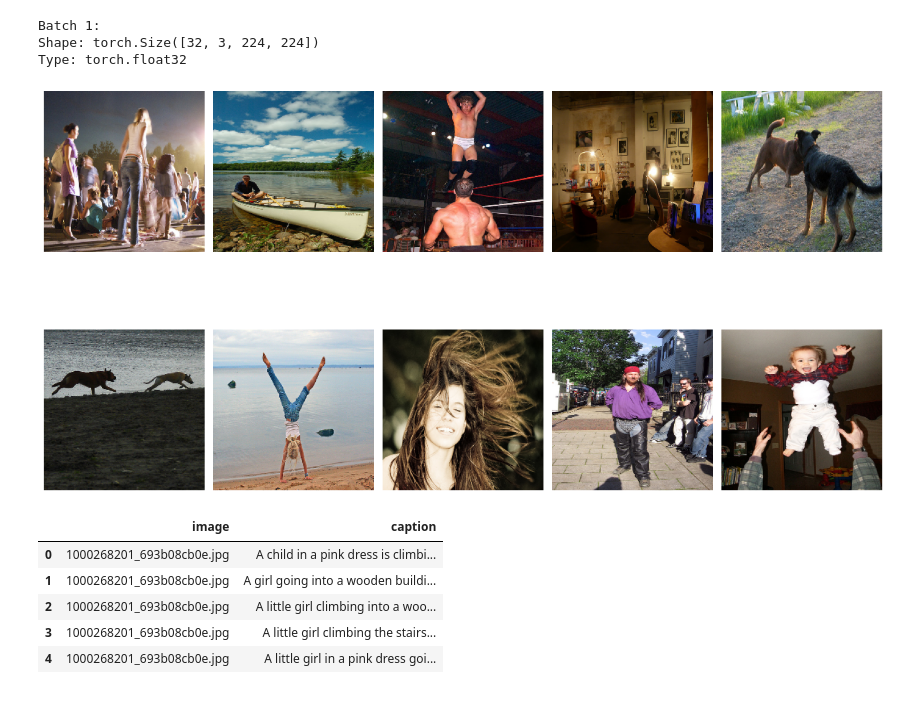
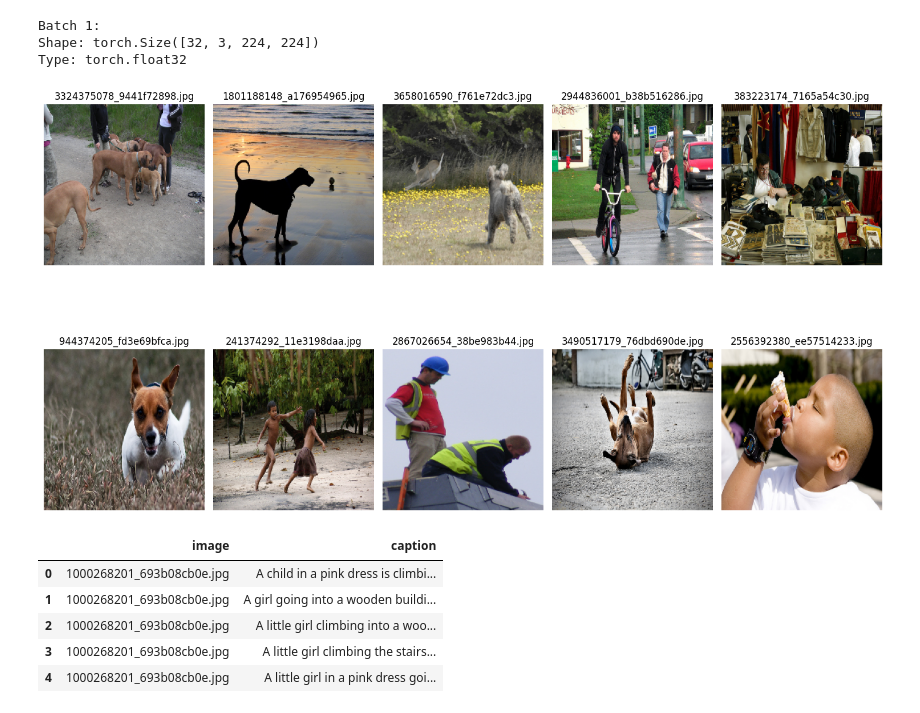
Before and after one commit to Ramkanc/Capstone_IIITH, a Jupyter notebook: Capstone1_RamK_Multi.ipynb, the cells around one changed output. Cells and saved outputs as stored; diff of their text form; code cells hidden in the pictures.

```diff
--- a/Capstone1_RamK_Multi.ipynb
+++ b/Capstone1_RamK_Multi.ipynb
@@ -158,17 +158,24 @@ def show_image(image_tensor):
     plt.imshow(image_numpy)
     plt.axis('off')
 # %%
-# Iterate through DataLoader and display 10 images
-def display_images_from_dataloader(dataloader, num_images=10):
+def display_images_from_dataloader(dataloader, dataset, num_images=10):
     images_shown = 0
     plt.figure(figsize=(15, 10))  # Adjust figure size for better visualization
 
-    for batch_images in dataloader:
-        for image_tensor in batch_images:
+    # Get the image file names from the dataset
+    image_files = dataset.image_files
+
+    for batch_idx, batch_images in enumerate(dataloader):
+        for image_idx, image_tensor in enumerate(batch_images):
             if images_shown >= num_images:
                 break
+
+            # Get the corresponding image file name for the current image
+            image_file_name = image_files[batch_idx * dataloader.batch_size + image_idx]
+
             plt.subplot(2, 5, images_shown + 1)  # Create a 2x5 grid for 10 images
             show_image(image_tensor)
+            plt.title(image_file_name)  # Set the image file name as the title
             images_shown += 1
 
         if images_shown >= num_images:
@@ -176,11 +183,11 @@ def display_images_from_dataloader(dataloader, num_images=10):
 
     plt.tight_layout()
     plt.show()
-
-# Call the function to display images
-display_images_from_dataloader(dataloader, num_images=10)
-# %% [output]
-[figure, removed]
+# %%
+# Call the function to display images
+display_images_from_dataloader(dataloader, dataset, num_images=10)
+# %% [output]
+[figure, added]
 # %%
 labels_file = os.path.join(path, found_files[0])
 # %%
```
Also changed, not shown: parts of 1 cell of this notebook.
